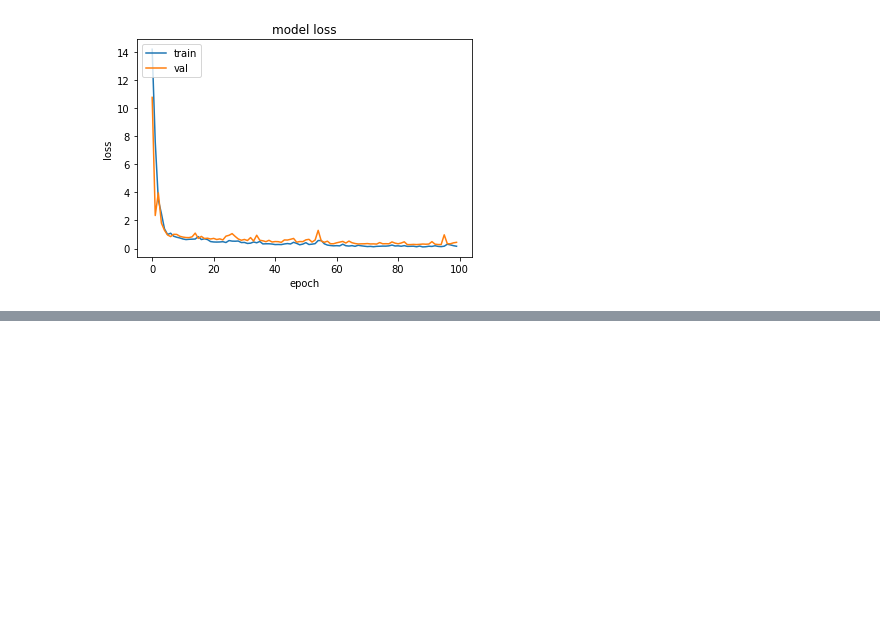
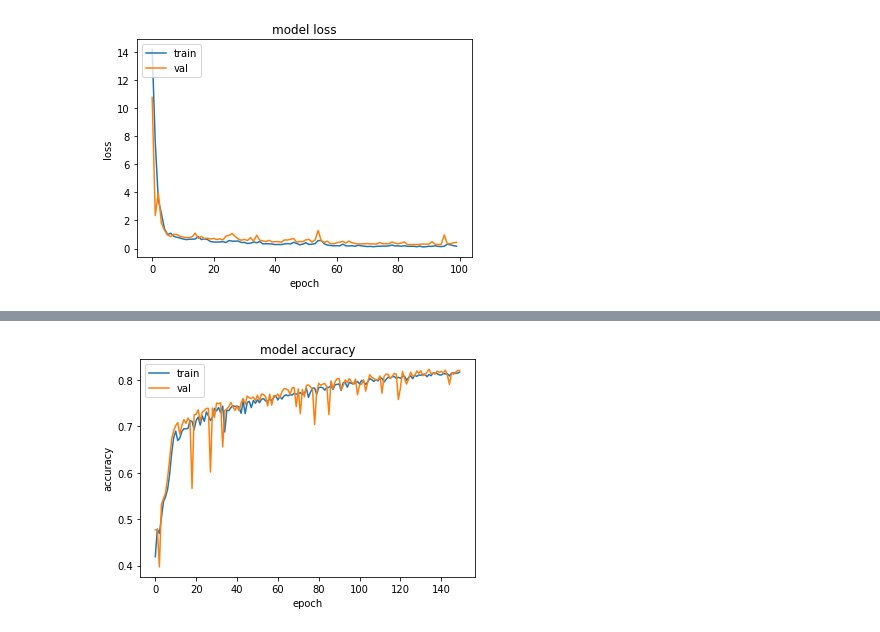
Before and after one commit to hxri/Deep-Learning-Lab, a Jupyter notebook: Experiment_6_DNN.ipynb, the cells around one changed output, grey strips where cells are left out. Saved outputs shown, nothing was run; the diff lists cells and outputs as text; code cells hidden in the pictures; blank space fills up the shorter version.

```diff
--- a/Experiment_6_DNN.ipynb
+++ b/Experiment_6_DNN.ipynb
@@ -198,0 +230,2 @@ plt.show()
+# %%
+X_train, X_test, y_train, y_test = train_test_split(X, y, test_size=0.2,random_state=73)
@@ -198,0 +244,10 @@ plt.show()
+# %%
+model = Sequential()
+model.add(Dense(128, activation='relu', input_dim=54))
+model.add(Dense(64, activation='relu'))
+model.add(Dense(32, activation='relu'))
+model.add(Dense(16, activation='relu'))
+model.add(Dense(7, activation='softmax'))
+# %%
+opt = tf.keras.optimizers.Adam(0.01)
+model.compile(loss='sparse_categorical_crossentropy', metrics=['accuracy'], optimizer=opt)
@@ -198,0 +276,2 @@ plt.show()
+# %%
+history = model.fit(X_train, y_train, validation_data=(X_test, y_test), epochs=150, batch_size=4086)
@@ -198,0 +296,12 @@ plt.show()
+# %%
+import keras
+from matplotlib import pyplot as plt
+plt.plot(history.history['accuracy'])
+plt.plot(history.history['val_accuracy'])
+plt.title('model accuracy')
+plt.ylabel('accuracy')
+plt.xlabel('epoch')
+plt.legend(['train', 'val'], loc='upper left')
+plt.show()
+# %% [output]
+[figure, added]
```
Also changed, not shown: parts of 15 cells of this notebook.
